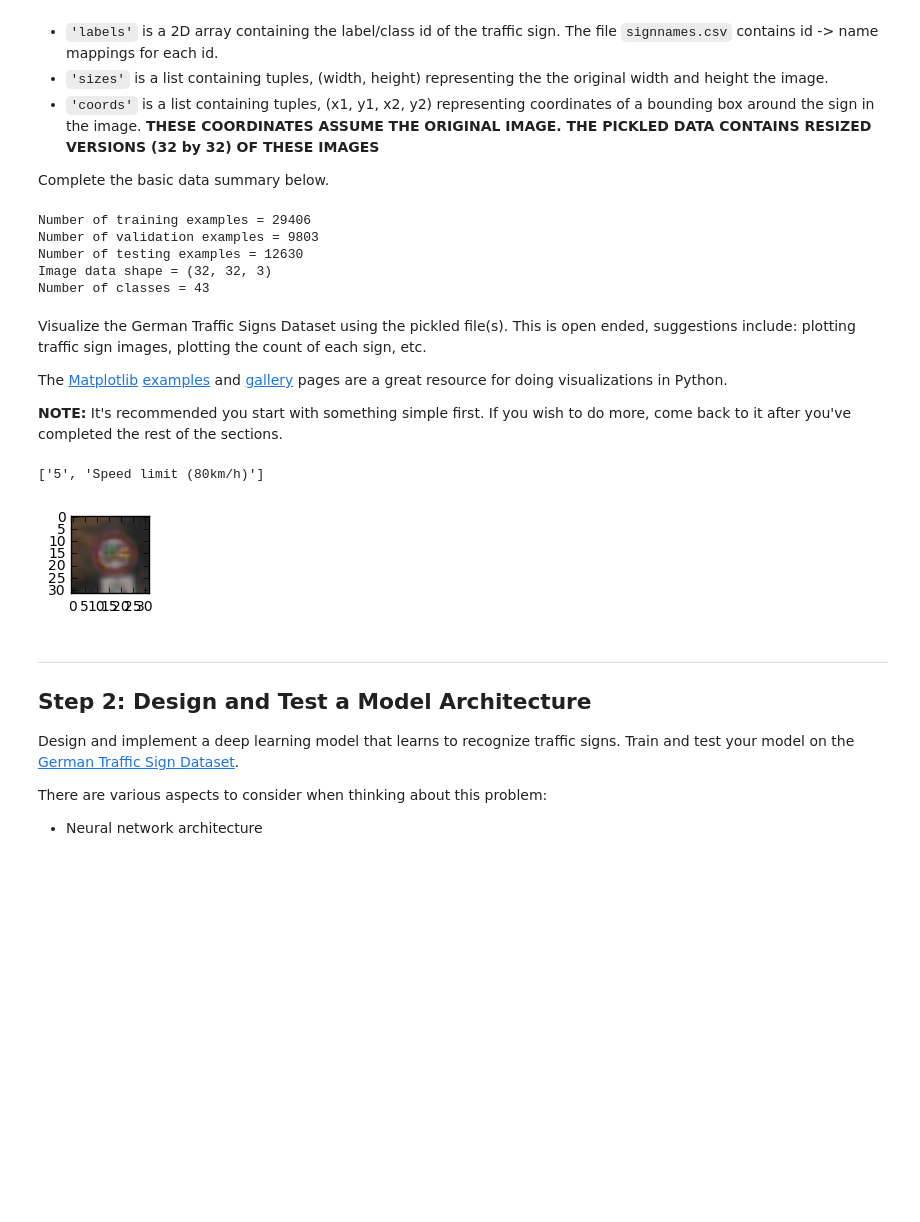
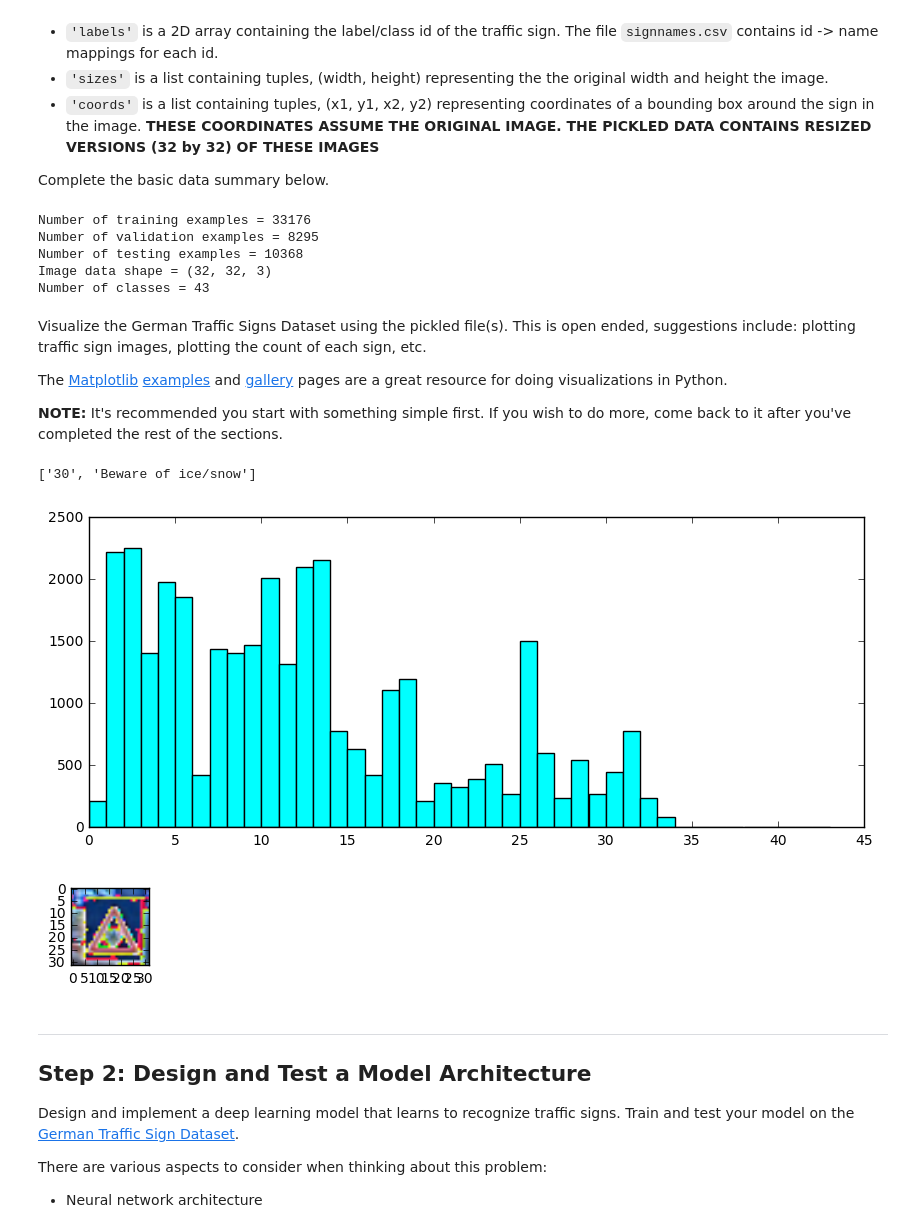
Before and after one commit to t-f-g/CarND, a Jupyter notebook: CarND-Traffic-Sign-Classifier-Project/Traffic_Sign_Classifier.ipynb, the cells around one changed output. Drawn from its saved outputs; the diff is of its cells as text; code cells hidden in the pictures; blank space fills up the shorter version.

```diff
--- a/CarND-Traffic-Sign-Classifier-Project/Traffic_Sign_Classifier.ipynb
+++ b/CarND-Traffic-Sign-Classifier-Project/Traffic_Sign_Classifier.ipynb
@@ -16,6 +16,7 @@ In addition to implementing code, there will be questions that you must answer w
 # %%
 # Load pickled data
 import pickle
+import numpy as np
 from sklearn.model_selection import train_test_split
 
 # TODO: Fill this in based on where you saved the training and testing data
@@ -28,13 +29,19 @@ with open(training_file, mode='rb') as f:
 with open(testing_file, mode='rb') as f:
     test = pickle.load(f)
 
+X_train, y_train = train['features'], train['labels']
+X_test, y_test = test['features'], test['labels']
+
 # Scale 8-bit color values in images to -1 to 1 range
-train['features'] = (train['features'] - 128.) / 128.
-test['features'] = (test['features'] - 128.) / 128.
+X_train = (X_train - 128.) / 128.
+X_test = (X_test - 128.) / 128.
 
-X_train, y_train = train['features'], train['labels']
-X_train, X_validation, y_train, y_validation = train_test_split(train['features'], train['labels'], test_size=0.25)
-X_test, y_test = test['features'], test['labels']
+# from Haoqing Geng - https://www.facebook.com/groups/559334230922042/permalink/578928342295964/
+# prepare another batch of data that combines test and training, shuffles and redistributes
+all_x_data = np.vstack((X_train, X_test))
+all_y_data = np.append(y_train, y_test)
+X_train, X_test, y_train, y_test = train_test_split(all_x_data, all_y_data, test_size = 0.2)
+X_train, X_validation, y_train, y_validation = train_test_split(X_train, y_train, test_size = 0.2)
 # %% [markdown]
 ---
 
@@ -77,9 +84,9 @@ print("Number of testing examples =", n_test)
 print("Image data shape =", image_shape)
 print("Number of classes =", n_classes)
 # %% [output]
-Number of training examples = 29406
-Number of validation examples = 9803
-Number of testing examples = 12630
+Number of training examples = 33176
+Number of validation examples = 8295
+Number of testing examples = 10368
 Image data shape = (32, 32, 3)
 Number of classes = 43
 # %% [markdown]
@@ -91,26 +98,39 @@ The [Matplotlib](http://matplotlib.org/) [examples](http://matplotlib.org/exampl
 # %%
 ### Data exploration visualization goes here.
 ### Feel free to use as many code cells as needed.
 import matplotlib.pyplot as plt
 import random
 import numpy as np
 import csv
 # Visualizations will be shown in the notebook.
 %matplotlib inline
+
+# Show class distribution in bar chart
+bar_chart_y = []
+bar_chart_x = range(n_classes)
+for n in range(n_classes):
+    label_count = 0
+    for i in range(n_train):
+        if (train['labels'][i] == n):
+            label_count += 1
+    bar_chart_y.append(label_count)
+plt.figure(figsize=(10,4))
+plt.bar(bar_chart_x, bar_chart_y, 1, color="cyan")
 
 with open('signnames.csv','r') as name:
     reader = csv.reader(name)
     names = list(reader)
 
 index = random.randint(0, len(X_train))
 image = X_train[index].squeeze()
 
 plt.figure(figsize=(1,1))
 plt.imshow(image)
 print(names[y_train[index]+1])
 # %% [output]
-['5', 'Speed limit (80km/h)']
+['30', 'Beware of ice/snow']
-[figure, old version]
+[figure, new version]
+[figure, added]
 # %% [markdown]
 ----
 
```
Also changed, not shown: parts of 32 cells of this notebook, 3 other files.
